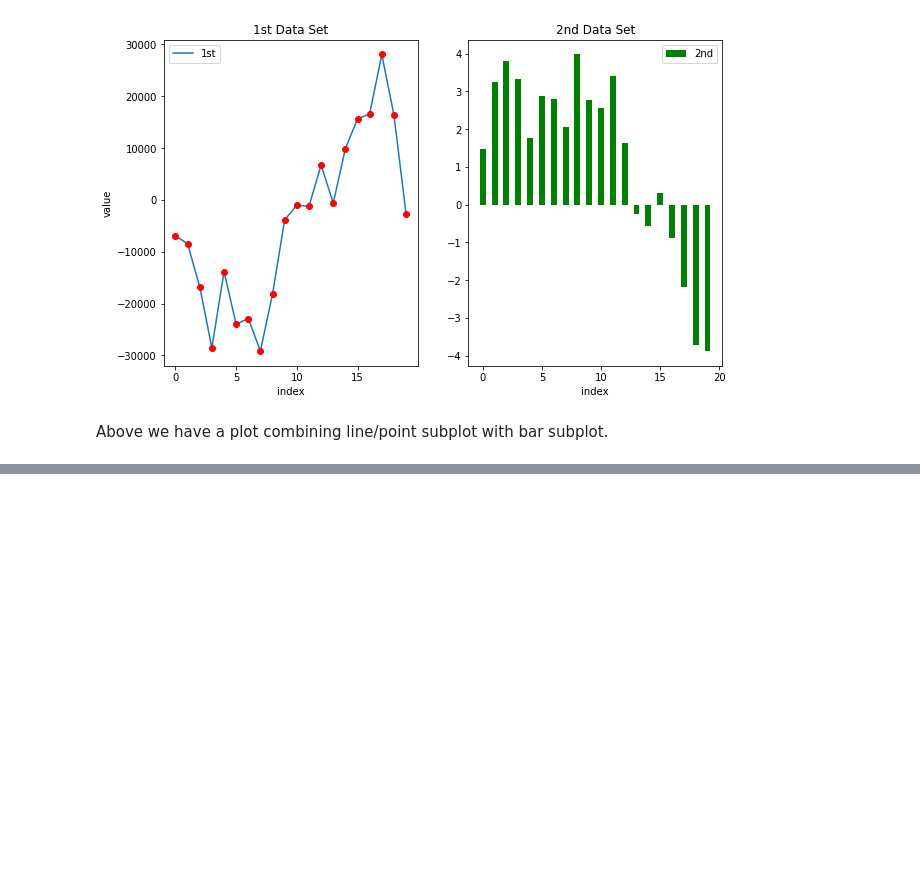
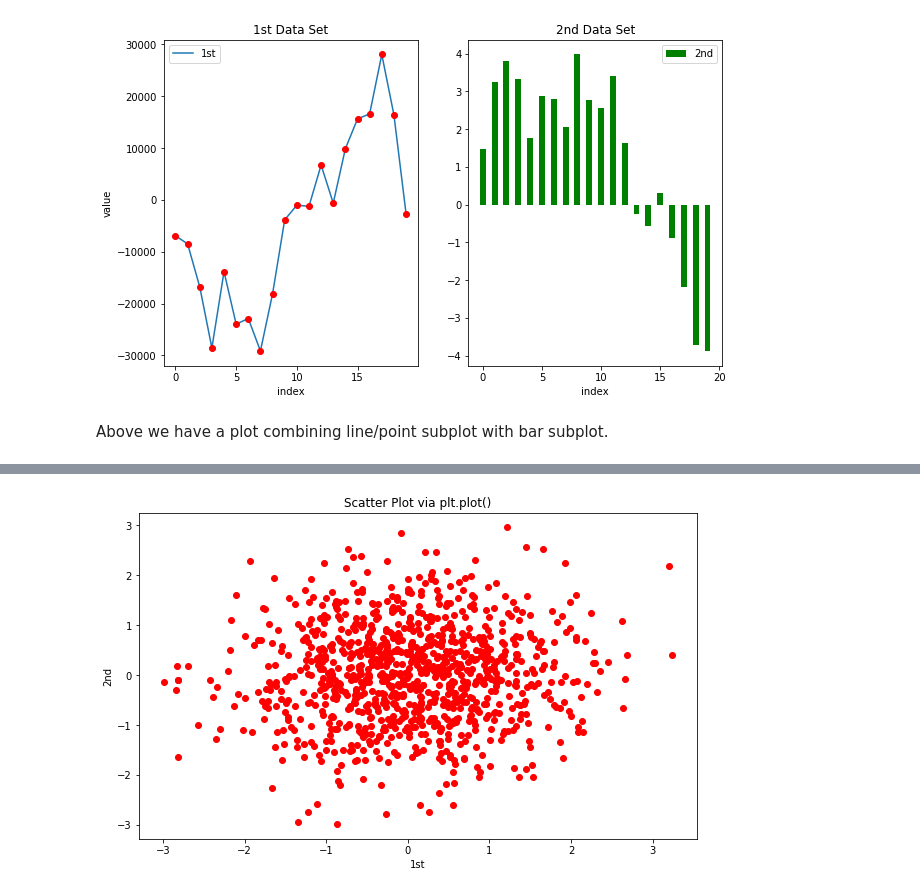
Before and after one commit to ThamuMnyulwa/PythonForFinance, a Jupyter notebook: Chapter 7 Data Visualization/Untitled.ipynb, the cells around one changed output, grey strips where cells are left out. Drawn from its saved outputs; the diff is of its cells as text; code cells hidden in the pictures; blank space fills up the shorter version.

```diff
--- a/Chapter 7 Data Visualization/Untitled.ipynb
+++ b/Chapter 7 Data Visualization/Untitled.ipynb
@@ -316,0 +329,12 @@ Above we have a plot combining line/point subplot with bar subplot.
+# %%
+# Create a 2D array, (1000*2 matrix) of standard norm distributed data
+y = np.random.standard_normal((1000, 2))
+
+# Scatter plot via plt.plot() function
+plt.figure(figsize=(10, 6))
+plt.plot(y[:, 0], y[:, 1], 'ro')
+plt.xlabel('1st')
+plt.ylabel('2nd')
+plt.title('Scatter Plot via plt.plot()');
+# %% [output]
+[figure, added]
```
Also changed, not shown: parts of 15 cells of this notebook, 2 other files.
